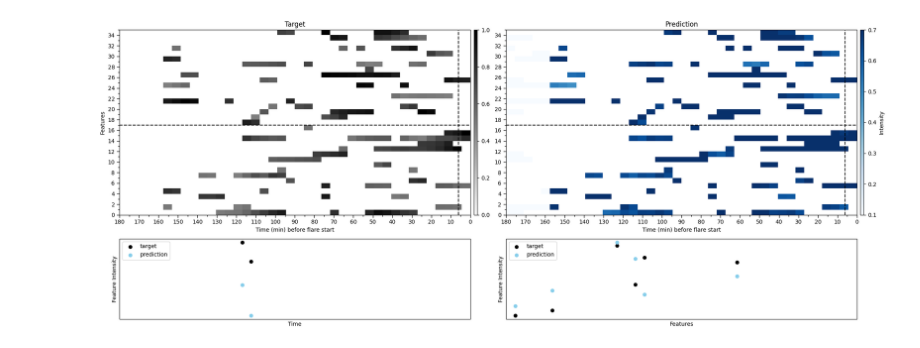
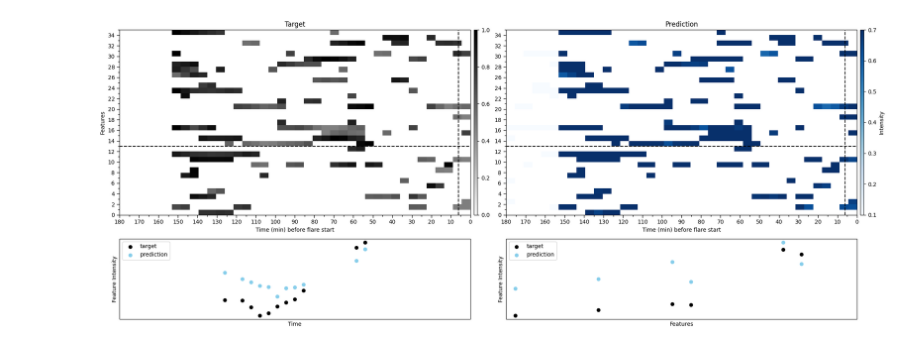
Before and after one commit to brandonlpanos/mvts, a Jupyter notebook: src/plotting.ipynb, the cells around one changed output. Cells and saved outputs as stored; diff of their text form; code cells hidden in the pictures.

```diff
--- a/src/plotting.ipynb
+++ b/src/plotting.ipynb
@@ -46,7 +46,7 @@ padding_mask = padding_mask.to(device)
 y_hat = model(x_masked, padding_mask)
 # %%
 select_instance = 5
-select_feature = 17
+select_feature = 13
 vertical_select = 38
 prediction_array = np.squeeze(y_hat)
 target_array = np.squeeze(x)
@@ -99,31 +99,31 @@ ax2.tick_params(which='major', length=5,width=1)
 ax2.tick_params(which='minor', length=3,width=1)
 ax2.set_ylim(0,35)
 cbar = plt.colorbar(im2, cax=ax2.inset_axes([1.01, 0, 0.01, 1]), aspect=10)
 cbar.set_label('Intensity')
 
 ax3 = plt.subplot(gs[2, 0])
 ax3.set_xlabel('Time')
 ax3.set_ylabel('Feature Intensity')
 ax3.scatter(range(len(target_vec)), target_vec, c='k', label='target')
 ax3.scatter(range(len(prediction_vec)), prediction_vec, c='skyblue', label='prediction')
 ax3.set_xlim(0,40)
 ax3.legend(loc='upper left')
 ax3.set_yticks([])
 ax3.set_xticks([])
 
 ax4 = plt.subplot(gs[2, 1])
 ax4.set_xlabel('Features')
 ax4.set_ylabel('Feature Intensity')
 ax4.scatter(range(len(target_vec_fet)), target_vec_fet, c='k', label='target')
 ax4.scatter(range(len(prediction_vec_fet)),prediction_vec_fet, c='skyblue', label='prediction')
 ax4.set_xlim(0,38)
 ax4.legend(loc='upper left')
 ax4.set_yticks([])
 ax4.set_xticks([])
 ax4.set_xlim(0,38)
 
 plt.tight_layout()
 # plt.savefig(f'../experiments/pretrained_unity_simple/figs/autoregressive_denoising_unity_simple_{ref}.png', dpi=300, bbox_inches='tight')
 plt.show()
 # %% [output]
-[figure, old version]
+[figure, new version]
```
Also changed, not shown: 2 other files.
